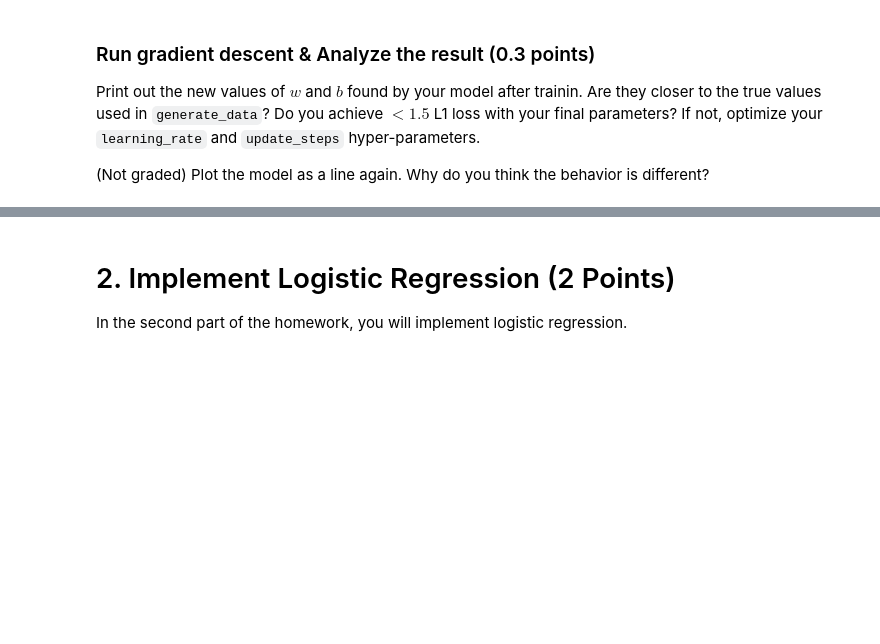
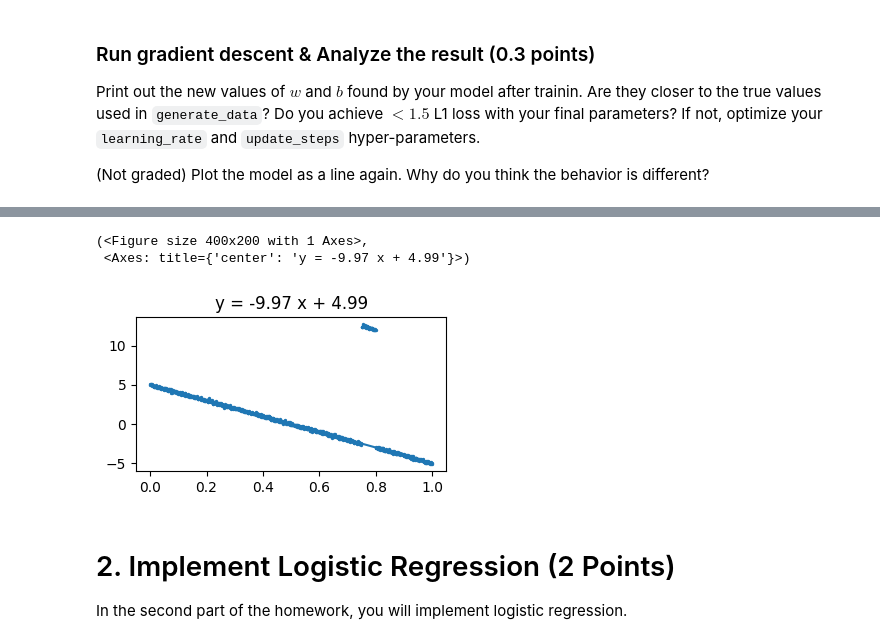
Before and after one commit to WithComment/assignments, a Jupyter notebook: Fall25_HW1_Regression.ipynb, the cells around one changed output, grey strips where cells are left out. Cells and saved outputs as stored; diff of their text form; code cells hidden in the pictures; blank space fills up the shorter version.

```diff
--- a/Fall25_HW1_Regression.ipynb
+++ b/Fall25_HW1_Regression.ipynb
@@ -285,22 +310,27 @@ plt.ylabel("Loss")
 # %%
 def plot_robust_lr_model_prediction(x, y):
   fig, ax = plt.subplots(figsize=(4, 2))
   ##########################################
   ## TODO: Create a scatter plot of the data
   # (0 points)
   ## Your Code
+  ax.scatter(x, y, s=2)
 
   ## TODO: Create a scatter plot of the predicted values (by the robust_lr model)
   # (0 points)
   ## Your Code
-
+  ax.plot(x, robust_lr_model(robust_lr_new_weight, robust_lr_new_bias, x))
   ##########################################
 
-  ax.set_title(f"y = {robust_lr_new_weight:.2f} x + {robust_lr_new_weight:.2f}")
+  ax.set_title(f"y = {robust_lr_new_weight:.2f} x + {robust_lr_new_bias:.2f}")
 
   return fig, ax
 
 plot_robust_lr_model_prediction(inputs,targets)
+# %% [output]
+(<Figure size 400x200 with 1 Axes>,
+ <Axes: title={'center': 'y = -9.97 x + 4.99'}>)
+[figure, added]
 # %% [markdown]
 # 2. Implement Logistic Regression (2 Points)
 In the second part of the homework, you will implement logistic regression.
```
Also changed, not shown: parts of 11 cells of this notebook.
